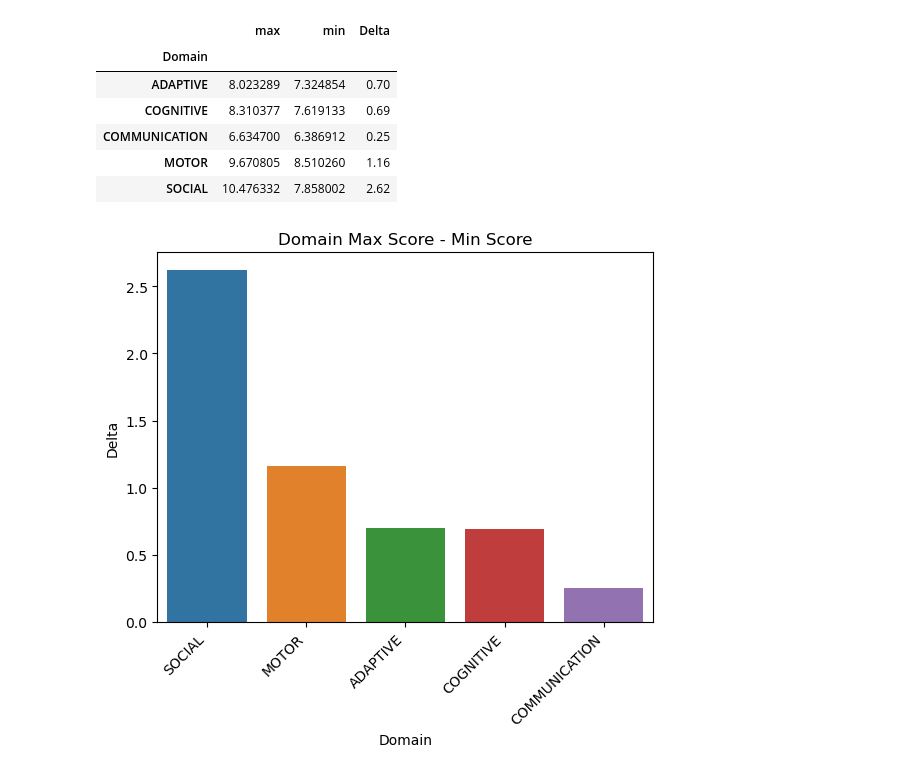
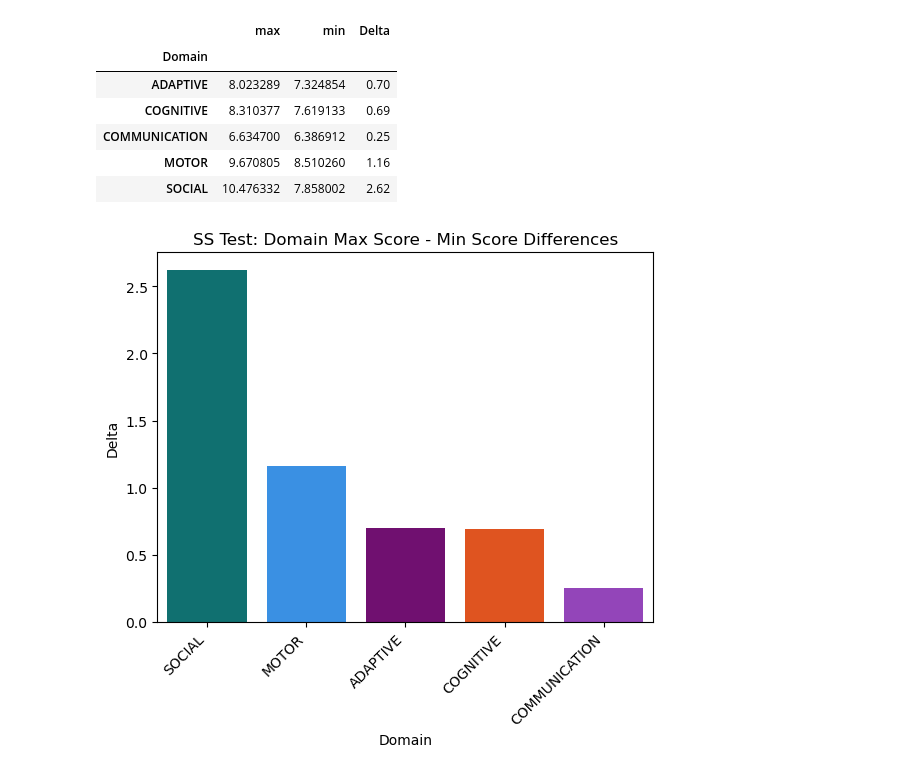
Before and after one commit to NSS-Data-Analytics-Cohort-10/teis-bullmastiff, a Jupyter notebook: Notebook/Partnerproject.ipynb, the cells around one changed output. Saved outputs shown, nothing was run; the diff lists cells and outputs as text; code cells hidden in the pictures.

```diff
--- a/Notebook/Partnerproject.ipynb
+++ b/Notebook/Partnerproject.ipynb
@@ -219,20 +219,20 @@ Domaingrouped
 | COMMUNICATION | 6.634700 | 6.386912 | 0.25 |
 | MOTOR | 9.670805 | 8.510260 | 1.16 |
 | SOCIAL | 10.476332 | 7.858002 | 2.62 |
-# %%
-domain_colors = {
-    'ADAPTIVE' : 'purple',
-    'SOCIAL' :'teal',
-    'COMMUNICATION' : 'darkorchid',
-    'MOTOR' : 'dodgerblue',
-    'COGNITIVE' : 'orangered'    }
-Domaingrouped = Domaingrouped.sort_values('Delta',ascending =False)
-
-sns.barplot(x= Domaingrouped.index, y='Delta', data=Domaingrouped)
-plt.title('Domain Max Score - Min Score')
-plt.xlabel("Domain")
-plt.ylabel("Delta")
-plt.xticks(rotation=45, ha='right')
-plt.show()
-# %% [output]
-[figure, removed]
+# %%
+domain_colors = {
+    'ADAPTIVE' : 'purple',
+    'SOCIAL' :'teal',
+    'COMMUNICATION' : 'darkorchid',
+    'MOTOR' : 'dodgerblue',
+    'COGNITIVE' : 'orangered'    }
+Domaingrouped = Domaingrouped.sort_values('Delta',ascending =False)
+
+sns.barplot(x= Domaingrouped.index, y='Delta', palette= domain_colors, data=Domaingrouped)
+plt.title('SS Test: Domain Max Score - Min Score Differences')
+plt.xlabel("Domain")
+plt.ylabel("Delta")
+plt.xticks(rotation=45, ha='right')
+plt.show()
+# %% [output]
+[figure, added]
```
